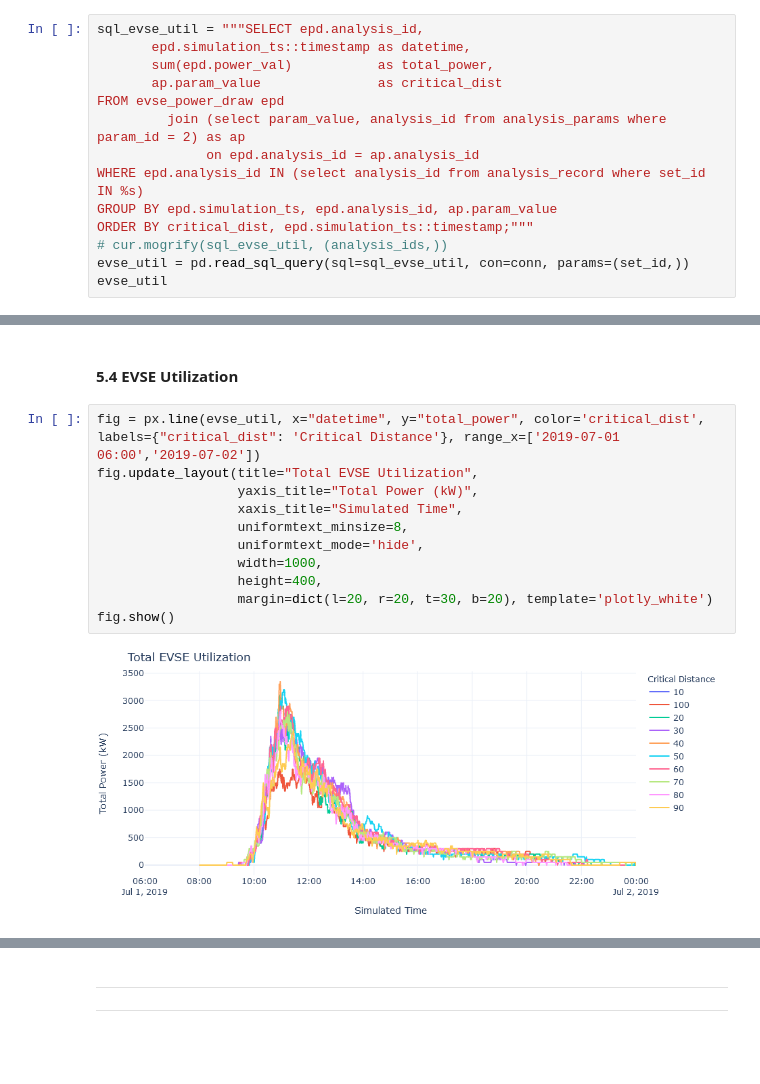
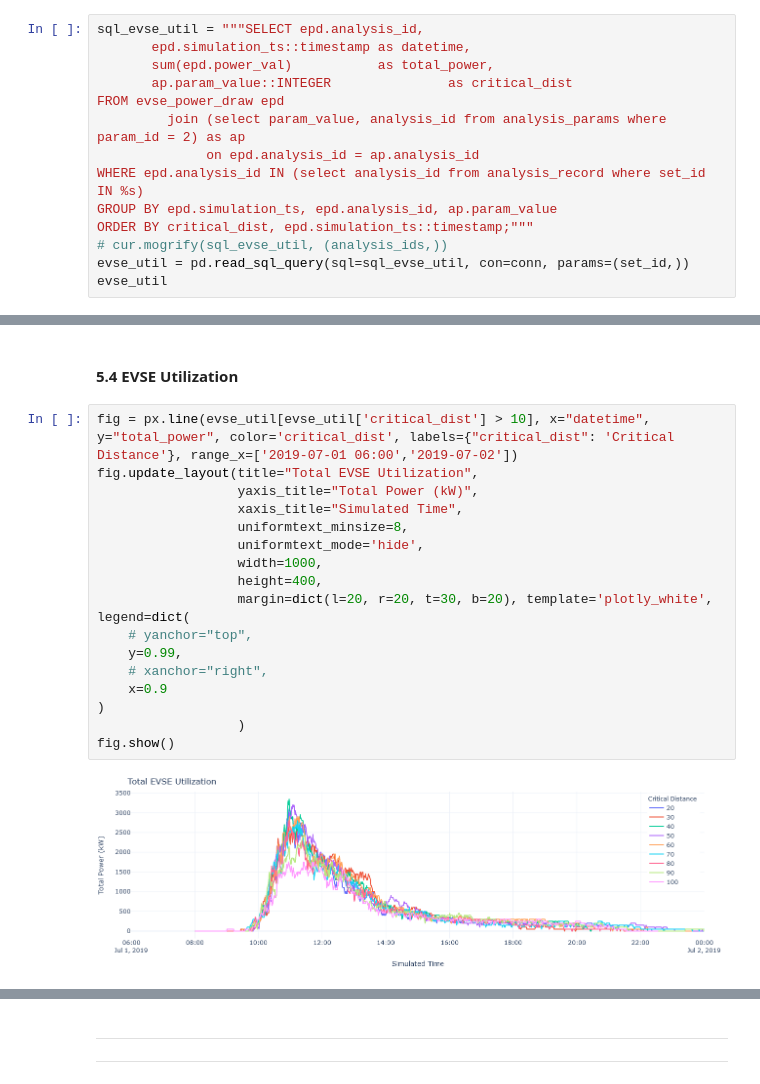
Before and after one commit to chintanp/ChargEval, a Jupyter notebook: scripts/sensitivity_critical_dist.ipynb, the cells around one changed output, grey strips where cells are left out. Drawn from its saved outputs; the diff is of its cells as text; blank space fills up the shorter version.

```diff
--- a/scripts/sensitivity_critical_dist.ipynb
+++ b/scripts/sensitivity_critical_dist.ipynb
@@ -228,7 +228,7 @@ ws
 sql_evse_util = """SELECT epd.analysis_id,
        epd.simulation_ts::timestamp as datetime,
        sum(epd.power_val)           as total_power,
-       ap.param_value               as critical_dist
+       ap.param_value::INTEGER               as critical_dist
 FROM evse_power_draw epd
          join (select param_value, analysis_id from analysis_params where param_id = 2) as ap
               on epd.analysis_id = ap.analysis_id
@@ -455,18 +466,24 @@ fig.show()
 # %% [markdown]
 #### 5.4 EVSE Utilization
 # %%
-fig = px.line(evse_util, x="datetime", y="total_power", color='critical_dist', labels={"critical_dist": 'Critical Distance'}, range_x=['2019-07-01 06:00','2019-07-02'])
+fig = px.line(evse_util[evse_util['critical_dist'] > 10], x="datetime", y="total_power", color='critical_dist', labels={"critical_dist": 'Critical Distance'}, range_x=['2019-07-01 06:00','2019-07-02'])
 fig.update_layout(title="Total EVSE Utilization",
                   yaxis_title="Total Power (kW)",
                   xaxis_title="Simulated Time",
                   uniformtext_minsize=8,
                   uniformtext_mode='hide',
                   width=1000,
                   height=400,
-                  margin=dict(l=20, r=20, t=30, b=20), template='plotly_white')
+                  margin=dict(l=20, r=20, t=30, b=20), template='plotly_white', legend=dict(
+    # yanchor="top",
+    y=0.99,
+    # xanchor="right",
+    x=0.9
+)
+                  )
 fig.show()
 # %% [output]
-[figure, old version]
+[figure, new version]
 # %%
 fig = go.Figure()
 fig.add_trace(go.Scatter(x=comp_stats['param_value'], y=comp_stats['time_taken_tripgen'],
```
Also changed, not shown: parts of 12 cells of this notebook, 11 other files.
